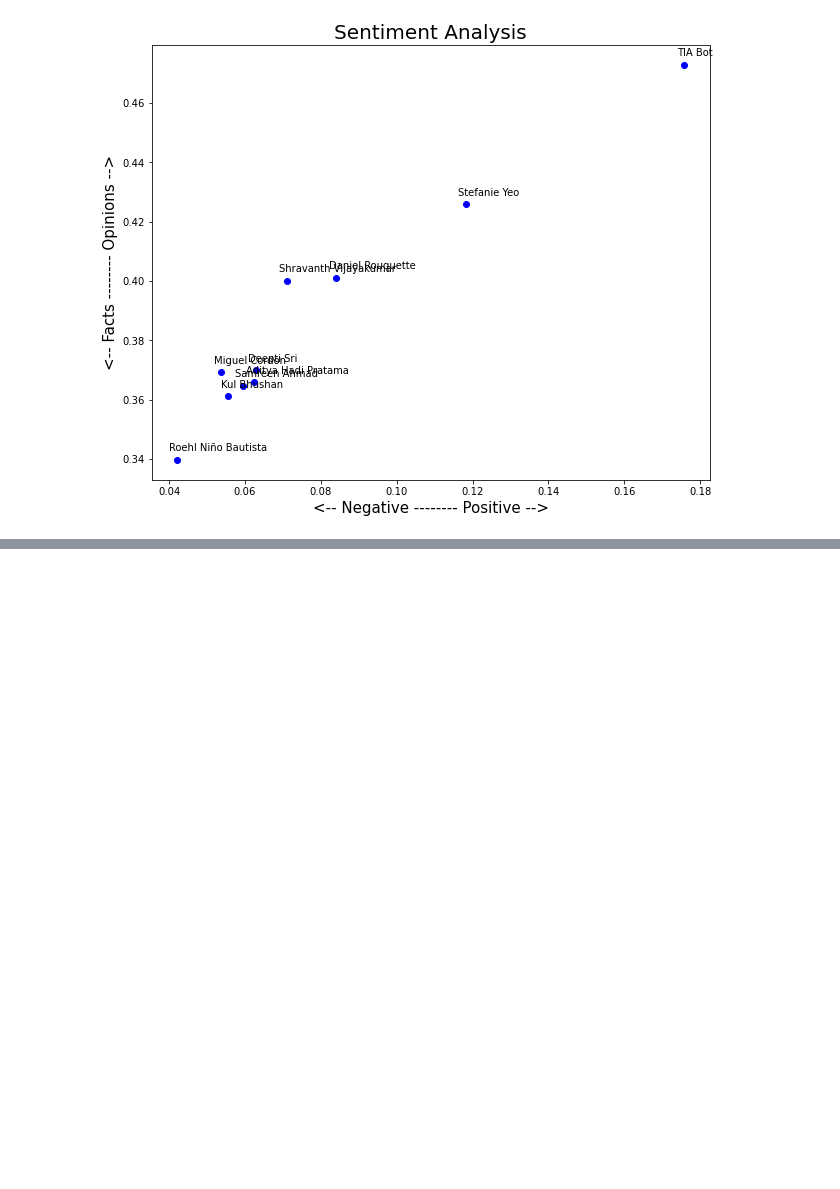
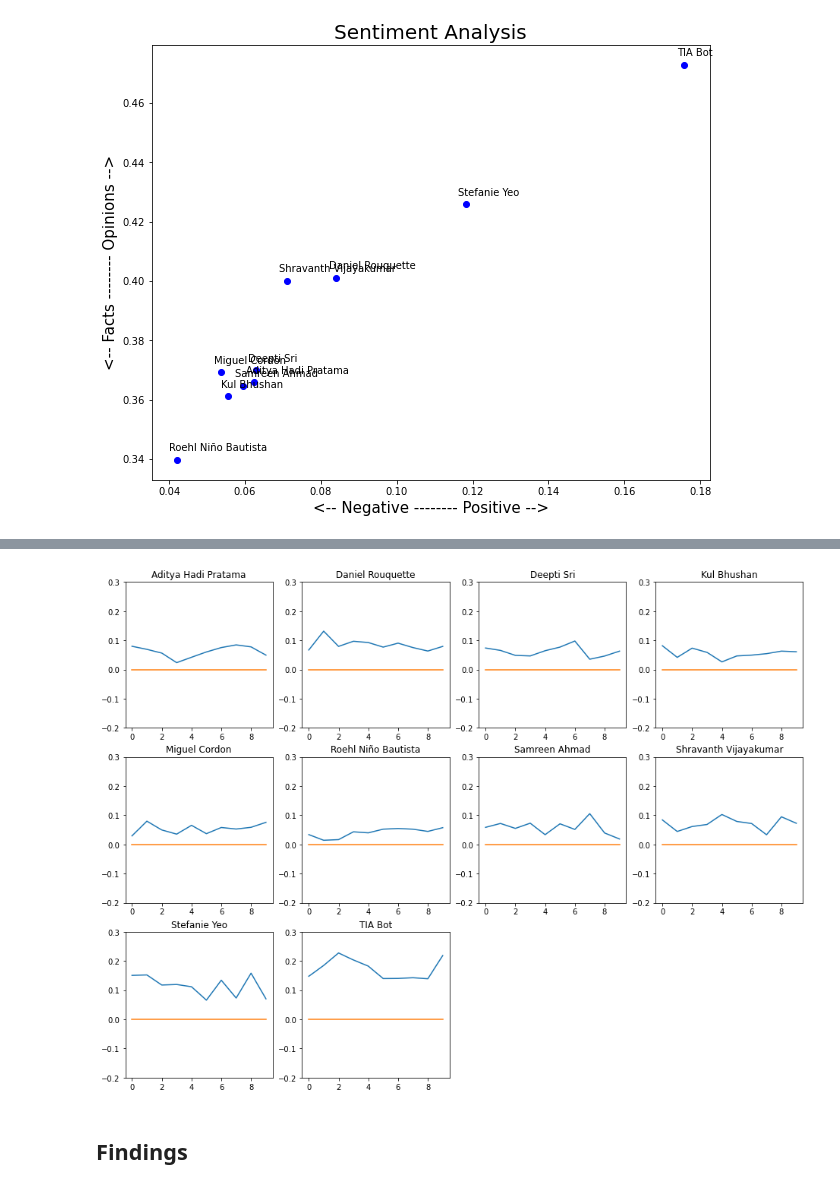
Before and after one commit to raynaldydk/Tech-in-Asia-Data-Analyst-Assignment, a Jupyter notebook: 3. Sentiment Analysis with TextBlob.ipynb, the cells around one changed output, grey strips where cells are left out. Saved outputs shown, nothing was run; the diff lists cells and outputs as text; code cells hidden in the pictures; blank space fills up the shorter version.

```diff
--- a/3. Sentiment Analysis with TextBlob.ipynb
+++ b/3. Sentiment Analysis with TextBlob.ipynb
@@ -62,0 +125,16 @@ plt.show()
+# %%
+# Show the plot for all authors
+plt.rcParams['figure.figsize'] = [16, 12]
+
+for index, author in enumerate(data.index):
+    plt.subplot(3, 4, index+1)
+    plt.plot(polarity_content[index])
+    plt.plot(np.arange(0,10), np.zeros(10))
+    plt.title(data['author_name'][index])
+    plt.ylim(ymin=-.2, ymax=.3)
+
+plt.show()
+# %% [output]
+[figure, added]
+# %% [markdown]
+## Findings
```
Also changed, not shown: parts of 10 cells of this notebook.
